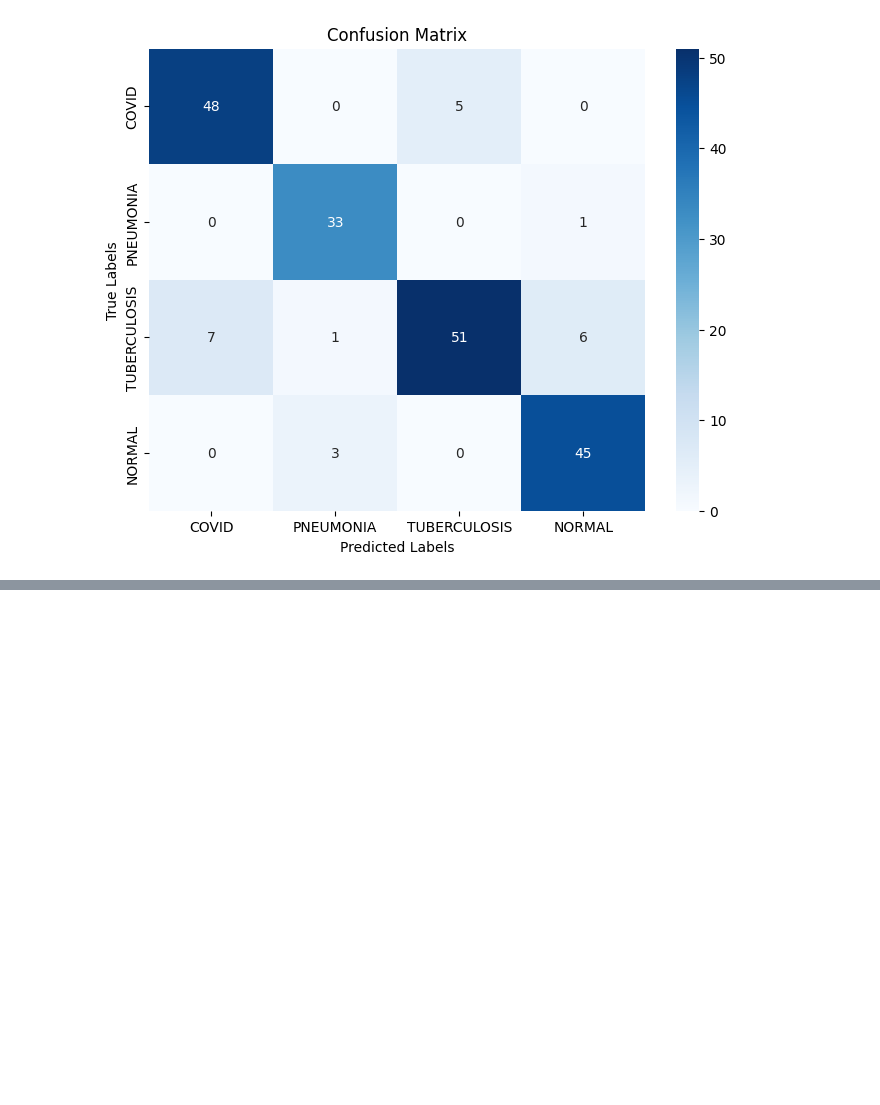
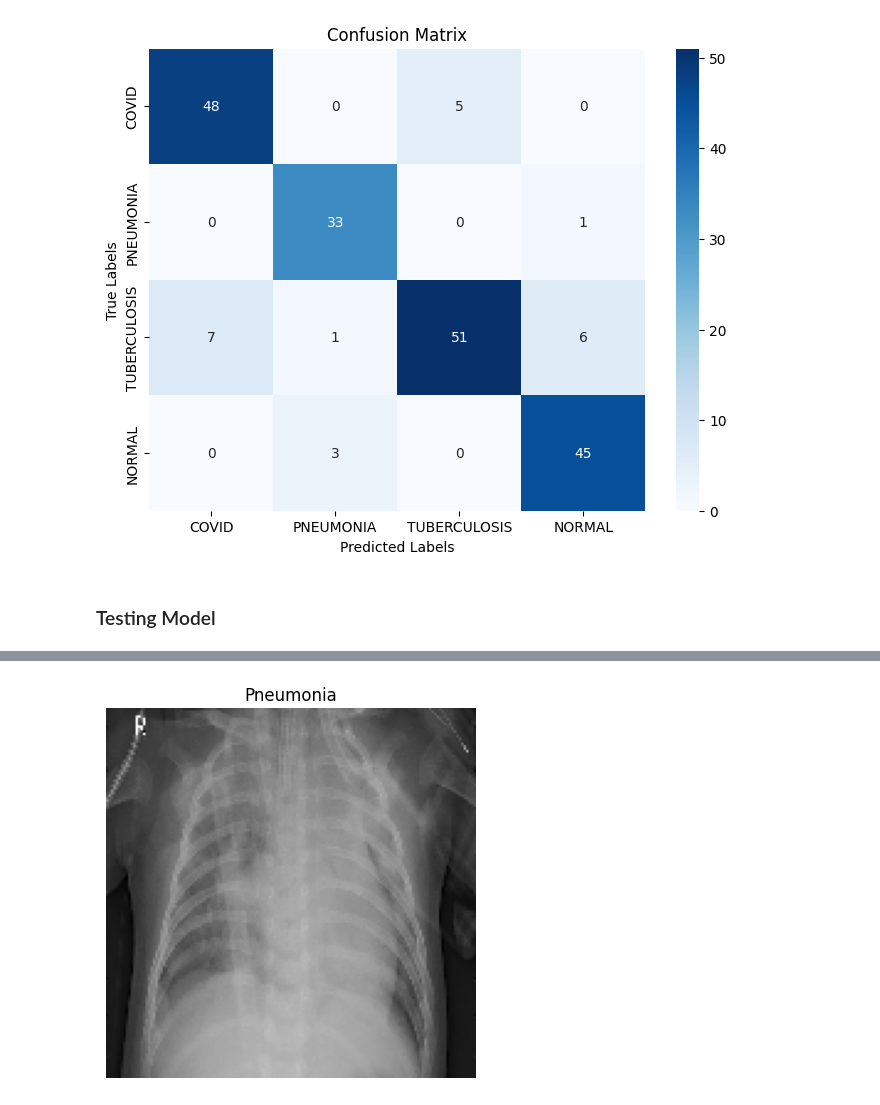
Before and after one commit to Natndez/LungDisease-CNN-Diagnosis, a Jupyter notebook: model.ipynb, the cells around one changed output, grey strips where cells are left out. Drawn from its saved outputs; the diff is of its cells as text; code cells hidden in the pictures; blank space fills up the shorter version.

Commit message:
Diagnosing Images using model

```diff
--- a/model.ipynb
+++ b/model.ipynb
@@ -297,3 +301,30 @@ plt.show()
 # %% [output]
 7/7 ━━━━━━━━━━━━━━━━━━━━ 0s 50ms/step
 [figure]
+# %% [markdown]
+### Testing Model
+# %%
+# Function to diagnose image
+def diagnose(model, path):
+    new_img = load_img(path, target_size=(img_height, img_width)) # imposing height and width
+    new_img_array = img_to_array(new_img) / 255.0 # converting to an image array and normalizing
+    new_img_array = np.expand_dims(new_img_array, axis=0) # Expanding dimensions for proper shape
+
+    diagnosis = model.predict(new_img_array) # Making prediction
+    predicted_class = np.argmax(diagnosis, axis=1)[0]
+
+    plt.imshow(new_img)
+    plt.title("Covid" if predicted_class == 3.0 else "Pneumonia" if predicted_class == 2.0 else "Tuberculosis" if predicted_class == 1.0 else "Healthy")
+    plt.axis('off')
+    plt.show()
+# %%
+# Testing with different images
+
+covidImage = 'X-RayDataset/COVID19/COVID19(547).jpg'
+pnImage = 'X-RayDataset/PNEUMONIA/person549_bacteria_2304.jpeg'
+tbImage = 'X-RayDataset/TURBERCULOSIS/Tuberculosis-699.png'
+normalImage = 'X-RayDataset/NORMAL/NORMAL2-IM-0650-0001.jpeg'
+
+# Predicting
+diagnose(diagnosis_model, path=pnImage)
+# %% [output]
@@ -299,0 +332 @@ plt.show()
+[figure, added]
```
Also changed, not shown: parts of 3 cells of this notebook.
